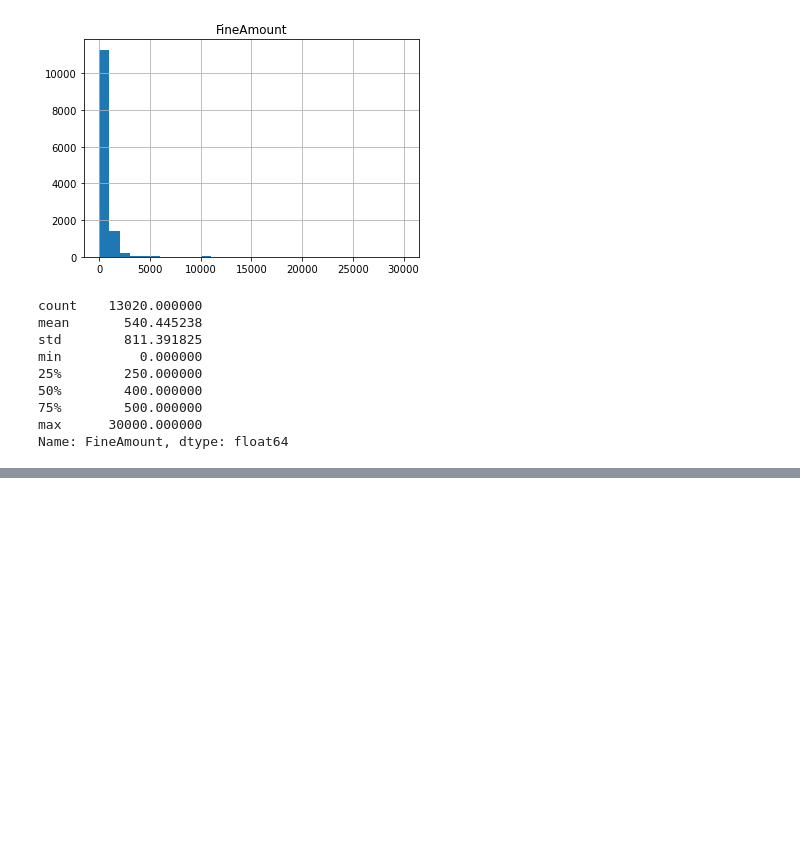
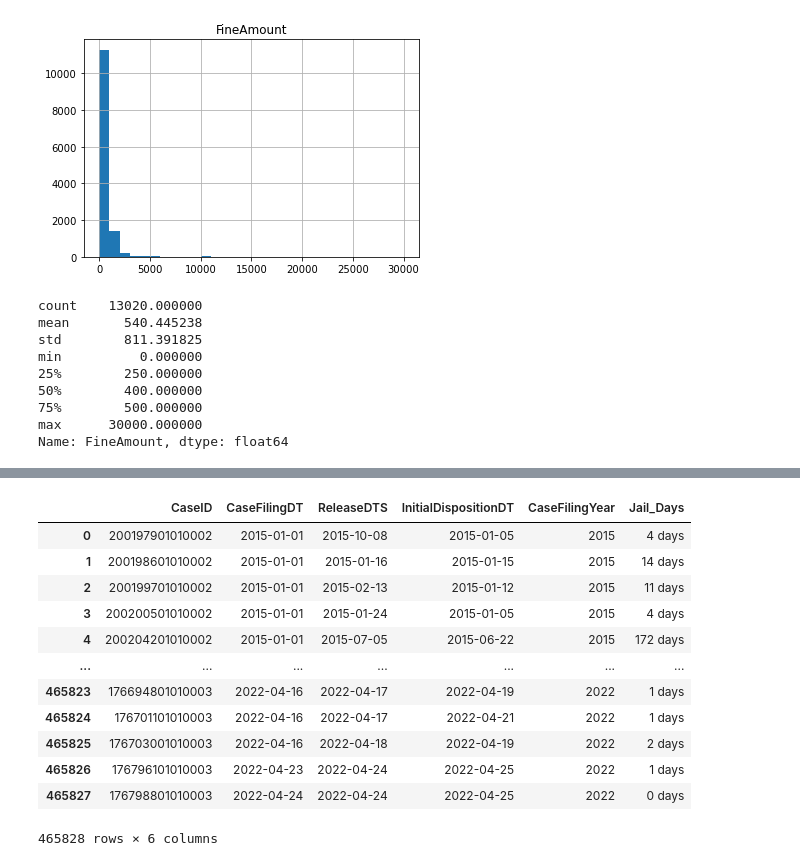
Before and after one commit to souravray97/Criminal-Justice-Analysis, a Jupyter notebook: CCD-EDA.ipynb, the cells around one changed output, grey strips where cells are left out. Saved outputs shown, nothing was run; the diff lists cells and outputs as text; code cells hidden in the pictures; blank space fills up the shorter version.

```diff
--- a/CCD-EDA.ipynb
+++ b/CCD-EDA.ipynb
@@ -290,0 +482,16 @@ Name: FineAmount, dtype: float64
+# %%
+jail_days
+# %% [output]
+|  | CaseID | CaseFilingDT | ReleaseDTS | InitialDispositionDT | CaseFilingYear | Jail_Days |
+| 0 | 200197901010002 | 2015-01-01 | 2015-10-08 | 2015-01-05 | 2015 | 4 days |
+| 1 | 200198601010002 | 2015-01-01 | 2015-01-16 | 2015-01-15 | 2015 | 14 days |
+| 2 | 200199701010002 | 2015-01-01 | 2015-02-13 | 2015-01-12 | 2015 | 11 days |
+| 3 | 200200501010002 | 2015-01-01 | 2015-01-24 | 2015-01-05 | 2015 | 4 days |
+| 4 | 200204201010002 | 2015-01-01 | 2015-07-05 | 2015-06-22 | 2015 | 172 days |
+| ... | ... | ... | ... | ... | ... | ... |
+| 465823 | 176694801010003 | 2022-04-16 | 2022-04-17 | 2022-04-19 | 2022 | 1 days |
+| 465824 | 176701101010003 | 2022-04-16 | 2022-04-17 | 2022-04-21 | 2022 | 1 days |
+| 465825 | 176703001010003 | 2022-04-16 | 2022-04-18 | 2022-04-19 | 2022 | 2 days |
+| 465826 | 176796101010003 | 2022-04-23 | 2022-04-24 | 2022-04-25 | 2022 | 1 days |
+| 465827 | 176798801010003 | 2022-04-24 | 2022-04-24 | 2022-04-25 | 2022 | 0 days |
+465828 rows × 6 columns
```
Also changed, not shown: parts of 37 cells of this notebook.
